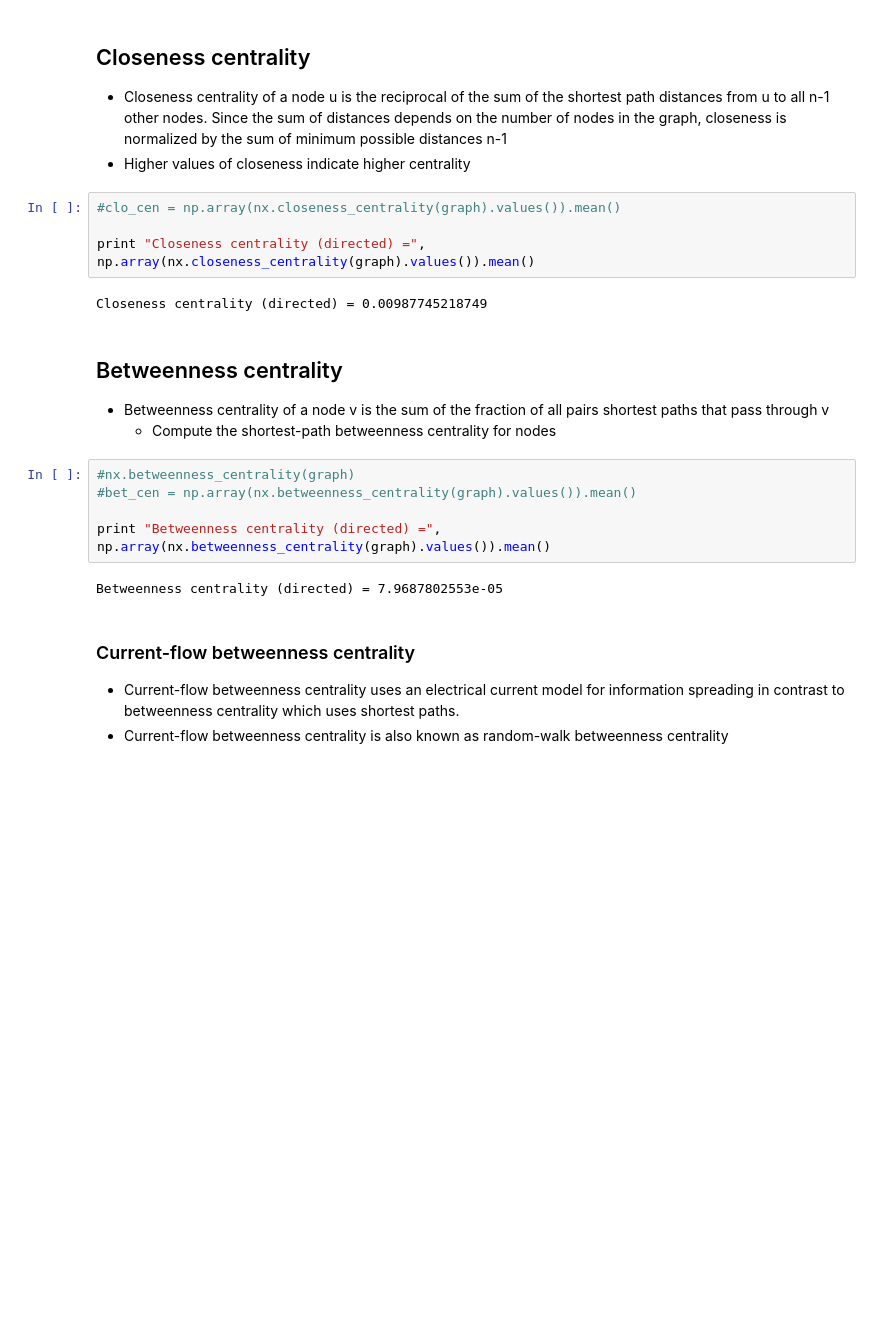
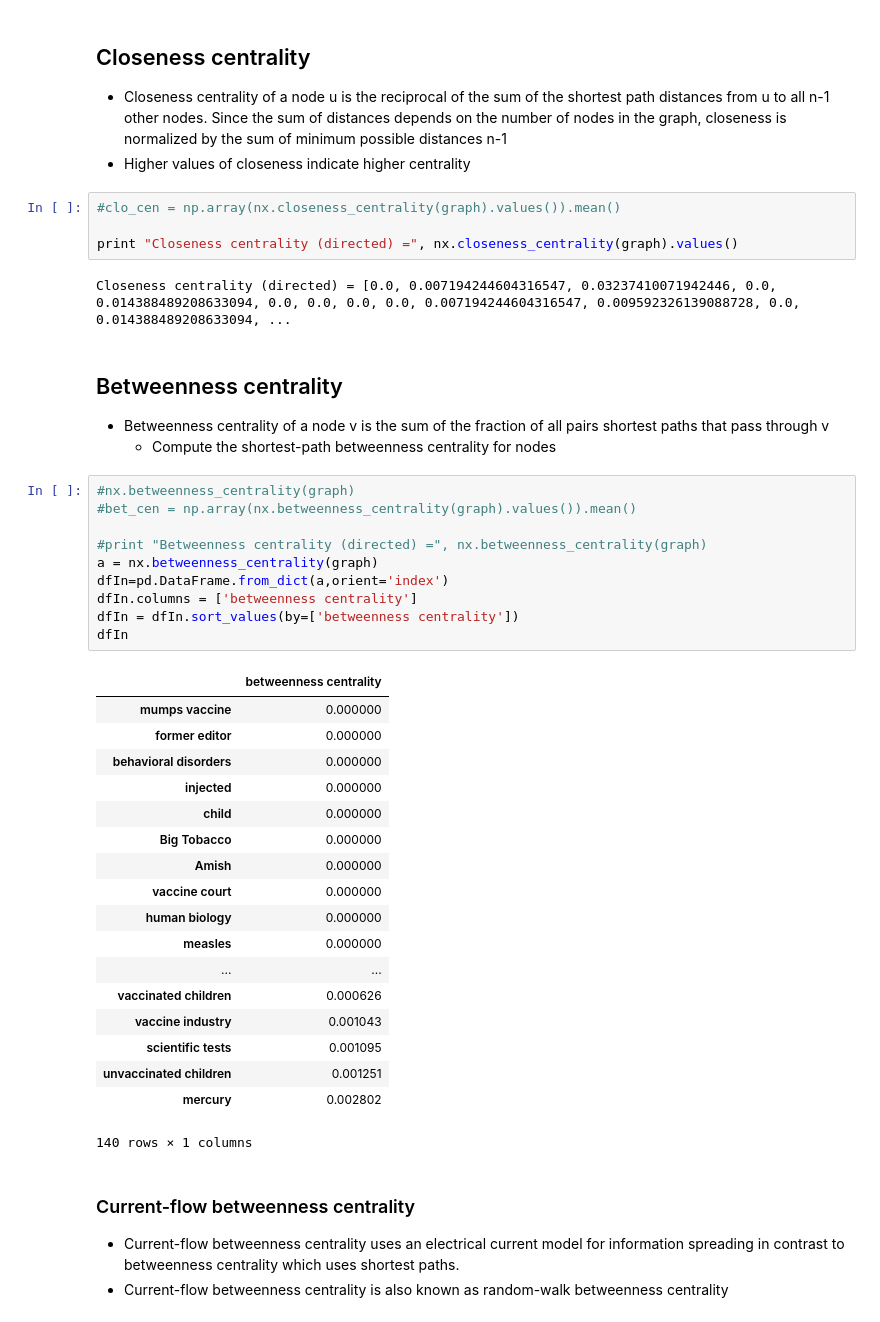
Before and after one commit to gloriakang/vax-sentiment, a Jupyter notebook: graphs/directed-gml.ipynb, the cells around one changed output. Drawn from its saved outputs; the diff is of its cells as text; blank space fills up the shorter version.

```diff
--- a/graphs/directed-gml.ipynb
+++ b/graphs/directed-gml.ipynb
@@ -69,9 +70,9 @@ Degree centrality (directed) = 0.0151079136691
 # %%
 #clo_cen = np.array(nx.closeness_centrality(graph).values()).mean()
 
-print "Closeness centrality (directed) =", np.array(nx.closeness_centrality(graph).values()).mean()
+print "Closeness centrality (directed) =", nx.closeness_centrality(graph).values()
 # %% [output]
-Closeness centrality (directed) = 0.00987745218749
+Closeness centrality (directed) = [0.0, 0.007194244604316547, 0.03237410071942446, 0.0, 0.014388489208633094, 0.0, 0.0, 0.0, 0.0, 0.007194244604316547, 0.009592326139088728, 0.0, 0.014388489208633094, ...
 # %% [markdown]
 ## Betweenness centrality
 - Betweenness centrality of a node v is the sum of the fraction of all pairs shortest paths that pass through v
@@ -79,10 +80,32 @@ Closeness centrality (directed) = 0.00987745218749
 # %%
 #nx.betweenness_centrality(graph)
 #bet_cen = np.array(nx.betweenness_centrality(graph).values()).mean()
 
-print "Betweenness centrality (directed) =", np.array(nx.betweenness_centrality(graph).values()).mean()
+#print "Betweenness centrality (directed) =", nx.betweenness_centrality(graph)
+a = nx.betweenness_centrality(graph)
+dfIn=pd.DataFrame.from_dict(a,orient='index')
+dfIn.columns = ['betweenness centrality']
+dfIn = dfIn.sort_values(by=['betweenness centrality'])
+dfIn
 # %% [output]
+|  | betweenness centrality |
+| mumps vaccine | 0.000000 |
+| former editor | 0.000000 |
+| behavioral disorders | 0.000000 |
+| injected | 0.000000 |
+| child | 0.000000 |
+| Big Tobacco | 0.000000 |
+| Amish | 0.000000 |
+| vaccine court | 0.000000 |
+| human biology | 0.000000 |
+| measles | 0.000000 |
+| ... | ... |
+| vaccinated children | 0.000626 |
+| vaccine industry | 0.001043 |
+| scientific tests | 0.001095 |
+| unvaccinated children | 0.001251 |
+| mercury | 0.002802 |
-Betweenness centrality (directed) = 7.9687802553e-05
+140 rows × 1 columns
 # %% [markdown]
 ### Current-flow betweenness centrality
 - Current-flow betweenness centrality uses an electrical current model for information spreading in contrast to betweenness centrality which uses shortest paths.
```
Also changed, not shown: parts of 6 cells of this notebook.
